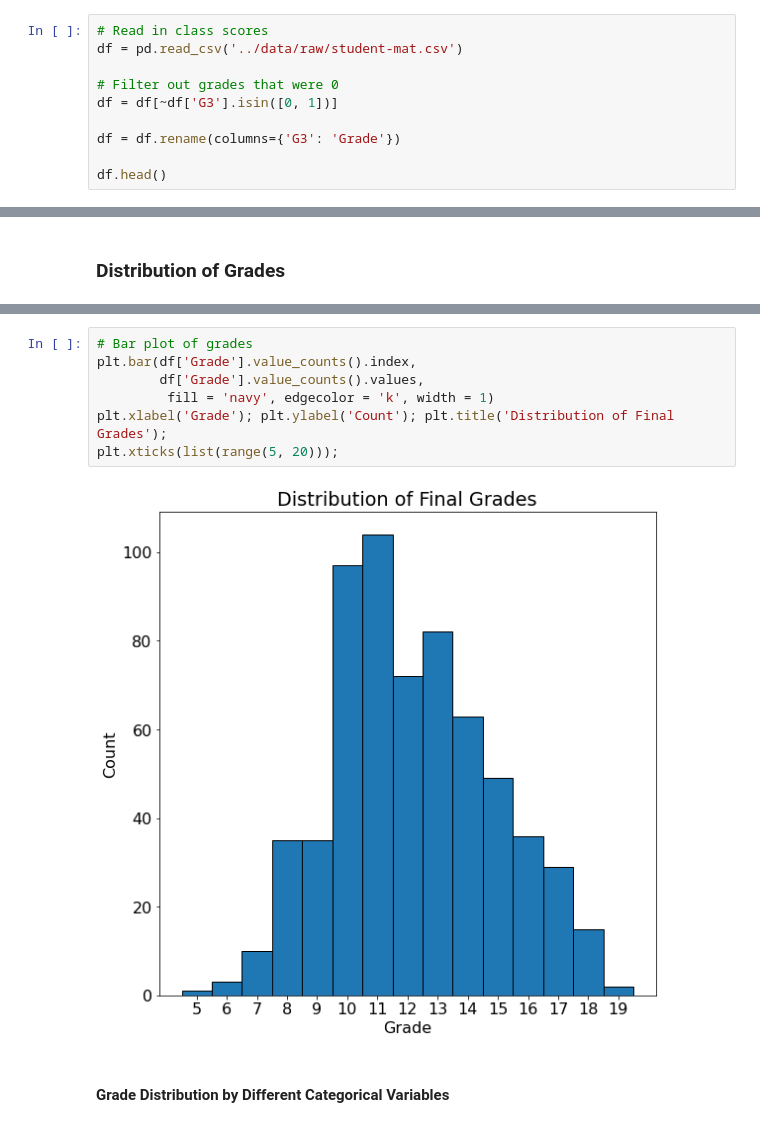
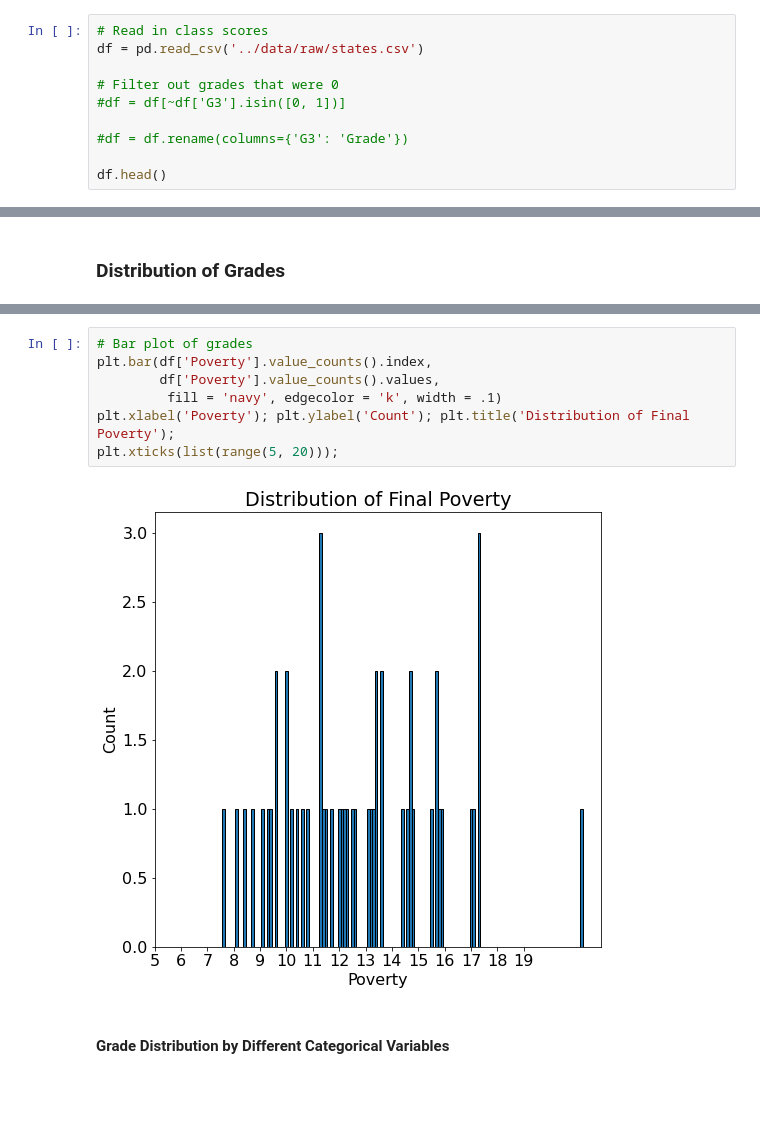
Before and after one commit to thistleknot/python-ml, a Jupyter notebook: code/Bayesian Linear Regression Project.ipynb, the cells around one changed output, grey strips where cells are left out. Cells and saved outputs as stored; diff of their text form; blank space fills up the shorter version.

```diff
--- a/code/Bayesian Linear Regression Project.ipynb
+++ b/code/Bayesian Linear Regression Project.ipynb
@@ -58,12 +58,12 @@ import pymc3 as pm
 ## Read in Data and Examine
 # %%
 # Read in class scores
-df = pd.read_csv('../data/raw/student-mat.csv')
+df = pd.read_csv('../data/raw/states.csv')
 
 # Filter out grades that were 0
-df = df[~df['G3'].isin([0, 1])]
+#df = df[~df['G3'].isin([0, 1])]
 
-df = df.rename(columns={'G3': 'Grade'})
+#df = df.rename(columns={'G3': 'Grade'})
 
 df.head()
 # %% [output]
@@ -154,11 +154,11 @@ Name: Grade, dtype: int64
 # %%
 # Bar plot of grades
-plt.bar(df['Grade'].value_counts().index,
-        df['Grade'].value_counts().values,
-         fill = 'navy', edgecolor = 'k', width = 1)
-plt.xlabel('Grade'); plt.ylabel('Count'); plt.title('Distribution of Final Grades');
+plt.bar(df['Poverty'].value_counts().index,
+        df['Poverty'].value_counts().values,
+         fill = 'navy', edgecolor = 'k', width = .1)
+plt.xlabel('Poverty'); plt.ylabel('Count'); plt.title('Distribution of Final Poverty');
 plt.xticks(list(range(5, 20)));
 # %% [output]
-[figure, old version]
+[figure, new version]
 # %% [markdown]
 #### Grade Distribution by Different Categorical Variables
```
Also changed, not shown: parts of 16 cells of this notebook.
